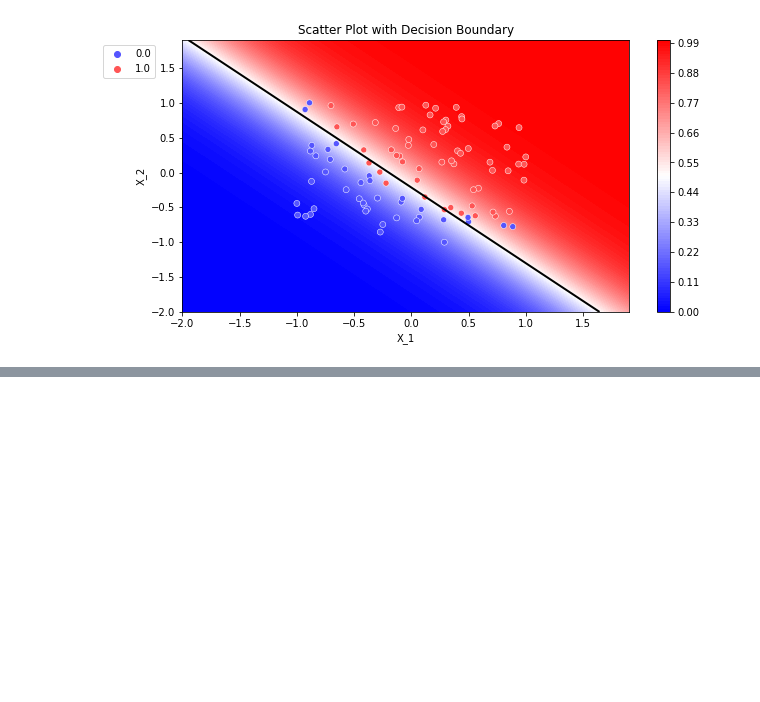
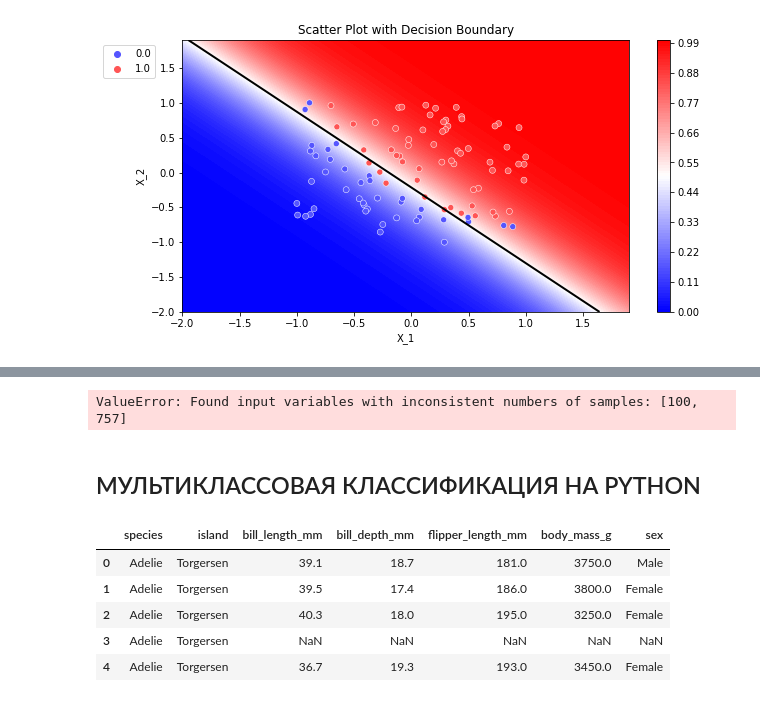
Before and after one commit to DarthSirius/Lessons, a Jupyter notebook: SkillFactory/ML/ML_3.ipynb, the cells around one changed output, grey strips where cells are left out. Cells and saved outputs as stored; diff of their text form; code cells hidden in the pictures; blank space fills up the shorter version.

```diff
--- a/SkillFactory/ML/ML_3.ipynb
+++ b/SkillFactory/ML/ML_3.ipynb
@@ -178,0 +199,32 @@ plot_probabilities_2d(X, y, log_reg_2d)
+# %%
+#Строим матрицы ошибок для каждой из моделей
+confusion_matrix1 = metrics.confusion_matrix(y, y_pred1)
+confusion_matrix2 = metrics.confusion_matrix(y, y_pred2)
+#Визуализируем матрицы ошибок
+fig, axes = plt.subplots(1, 2, figsize=(12, 5)) #фигура + 2 координатные плоскости
+#Строим тепловую карту для первой матрицы ошибок
+sns.heatmap(confusion_matrix1, annot=True, fmt='', ax=axes[0], cmap='Blues')
+#Добавляем название графику и подписи осей абсцисс и ординат
+axes[0].set_title('Confusion matrix for log_reg_2d')
+axes[0].set_xlabel('y prediction')
+axes[0].set_ylabel('y true')
+#Строим тепловую карту для второй матрицы ошибок
+sns.heatmap(confusion_matrix2, annot=True, fmt='', ax=axes[1], cmap='Blues')
+#Добавляем название графику и подписи осей абсцисс и ординат
+axes[1].set_title('Confusion matrix for log_reg_full')
+axes[1].set_xlabel('y prediction')
+axes[1].set_ylabel('y true');
+# %% [output]
+ValueError: Found input variables with inconsistent numbers of samples: [100, 757]
+# %% [markdown]
+## МУЛЬТИКЛАССОВАЯ КЛАССИФИКАЦИЯ НА PYTHON
+# %%
+penguins_data = sns.load_dataset('penguins')
+penguins_data.head()
+# %% [output]
+|  | species | island | bill_length_mm | bill_depth_mm | flipper_length_mm | body_mass_g | sex |
+| 0 | Adelie | Torgersen | 39.1 | 18.7 | 181.0 | 3750.0 | Male |
+| 1 | Adelie | Torgersen | 39.5 | 17.4 | 186.0 | 3800.0 | Female |
+| 2 | Adelie | Torgersen | 40.3 | 18.0 | 195.0 | 3250.0 | Female |
+| 3 | Adelie | Torgersen | NaN | NaN | NaN | NaN | NaN |
+| 4 | Adelie | Torgersen | 36.7 | 19.3 | 193.0 | 3450.0 | Female |
```
Also changed, not shown: parts of 24 cells of this notebook, 3 other files.
